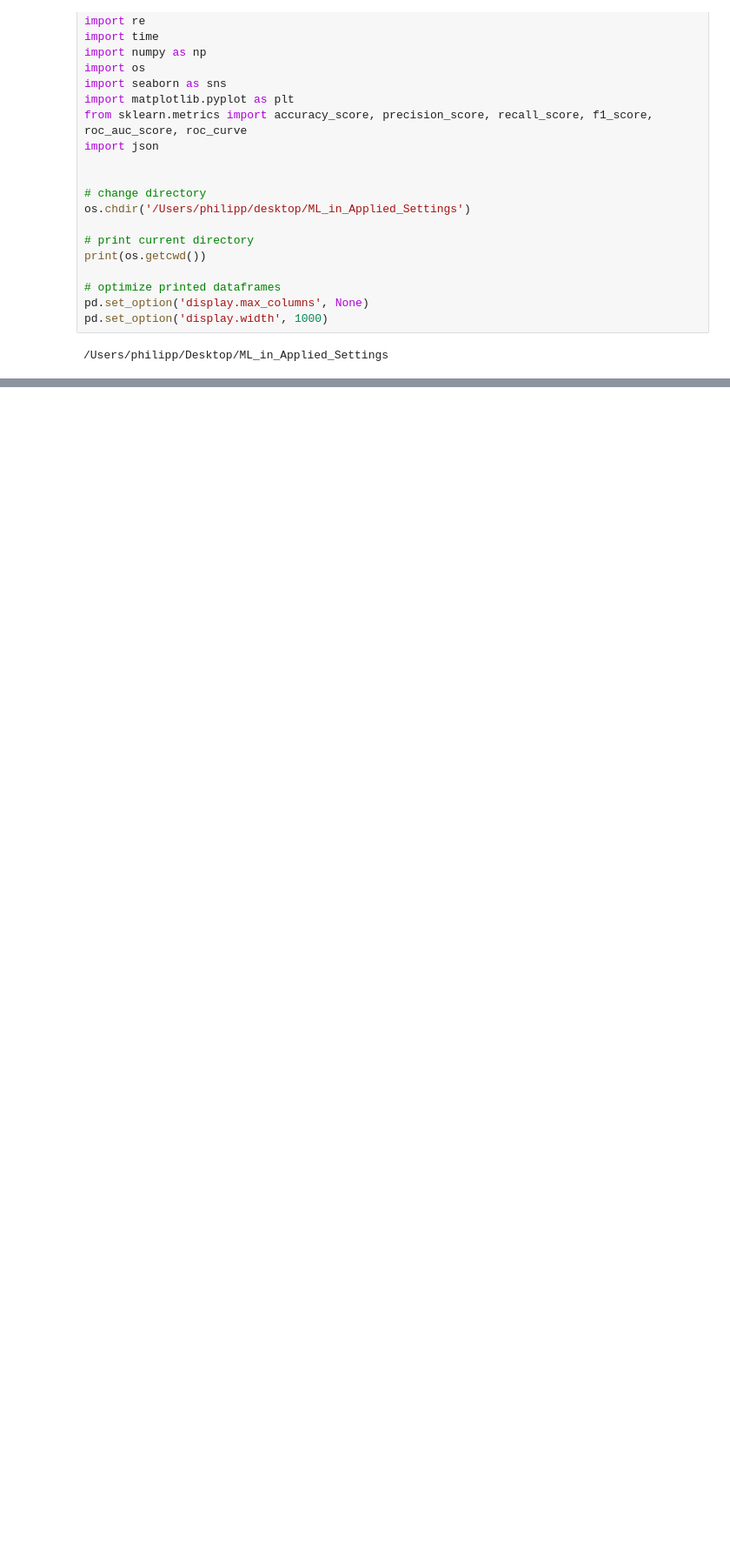
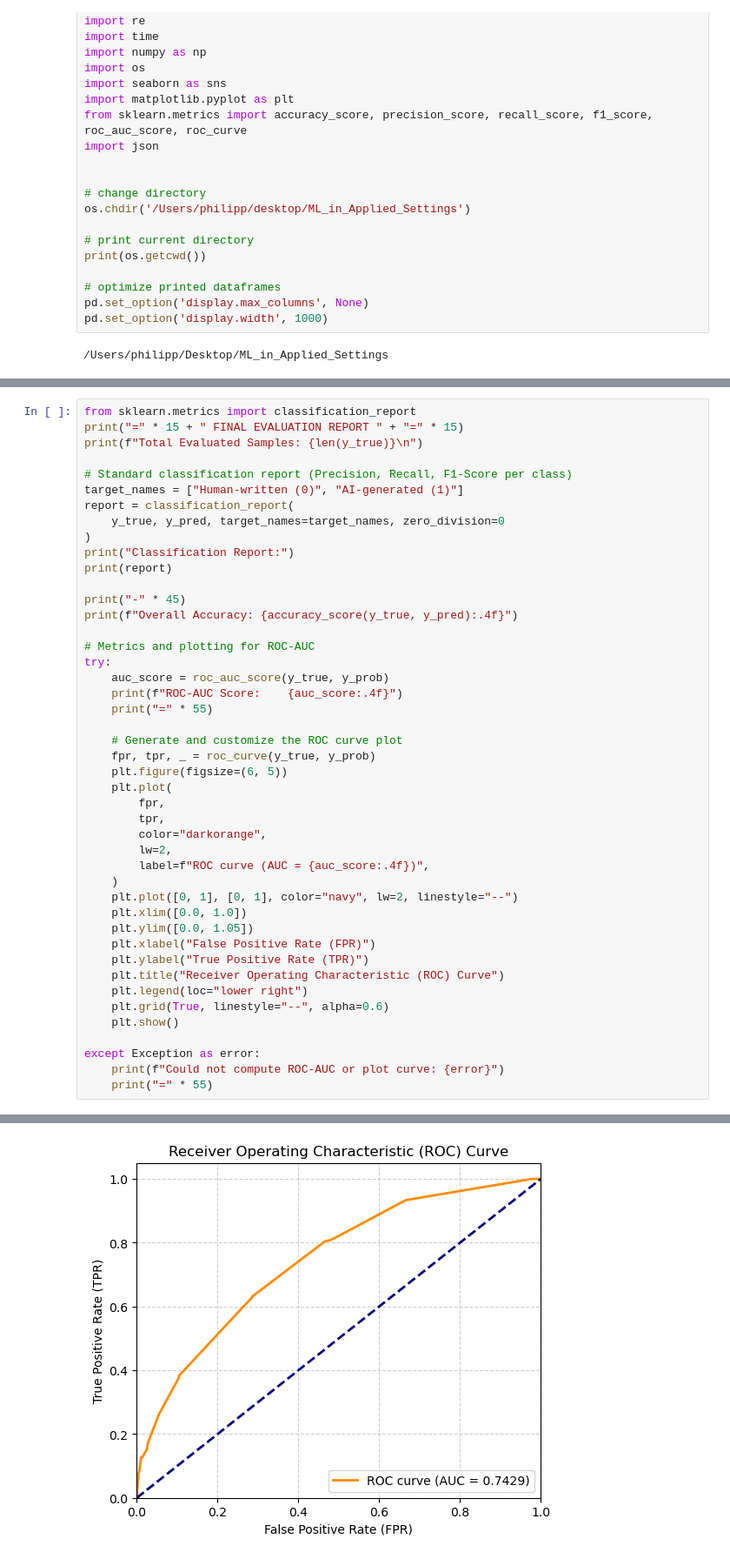
Before and after one commit to PhilM1Pro/ML-in-Applied-setting, a Jupyter notebook: Zero-shot LLM.ipynb, the cells around one changed output, grey strips where cells are left out. Shown at 87% size. Drawn from its saved outputs; the diff is of its cells as text; blank space fills up the shorter version.

Commit message:
Change evaluation metrics pipeline

```diff
--- a/Zero-shot LLM.ipynb
+++ b/Zero-shot LLM.ipynb
@@ -158,0 +156,46 @@ Processing rows 1280 to 1289...
+# %%
+from sklearn.metrics import classification_report
+print("=" * 15 + " FINAL EVALUATION REPORT " + "=" * 15)
+print(f"Total Evaluated Samples: {len(y_true)}\n")
+
+# Standard classification report (Precision, Recall, F1-Score per class)
+target_names = ["Human-written (0)", "AI-generated (1)"]
+report = classification_report(
+    y_true, y_pred, target_names=target_names, zero_division=0
+)
+print("Classification Report:")
+print(report)
+
+print("-" * 45)
+print(f"Overall Accuracy: {accuracy_score(y_true, y_pred):.4f}")
+
+# Metrics and plotting for ROC-AUC
+try:
+    auc_score = roc_auc_score(y_true, y_prob)
+    print(f"ROC-AUC Score:    {auc_score:.4f}")
+    print("=" * 55)
+
+    # Generate and customize the ROC curve plot
+    fpr, tpr, _ = roc_curve(y_true, y_prob)
+    plt.figure(figsize=(6, 5))
+    plt.plot(
+        fpr,
+        tpr,
+        color="darkorange",
+        lw=2,
+        label=f"ROC curve (AUC = {auc_score:.4f})",
+    )
+    plt.plot([0, 1], [0, 1], color="navy", lw=2, linestyle="--")
+    plt.xlim([0.0, 1.0])
+    plt.ylim([0.0, 1.05])
+    plt.xlabel("False Positive Rate (FPR)")
+    plt.ylabel("True Positive Rate (TPR)")
+    plt.title("Receiver Operating Characteristic (ROC) Curve")
+    plt.legend(loc="lower right")
+    plt.grid(True, linestyle="--", alpha=0.6)
+    plt.show()
+
+except Exception as error:
+    print(f"Could not compute ROC-AUC or plot curve: {error}")
+    print("=" * 55)
+# %% [output]
@@ -158,0 +219 @@ Processing rows 1280 to 1289...
+[figure, added]
```
Also changed, not shown: parts of 3 cells of this notebook.
